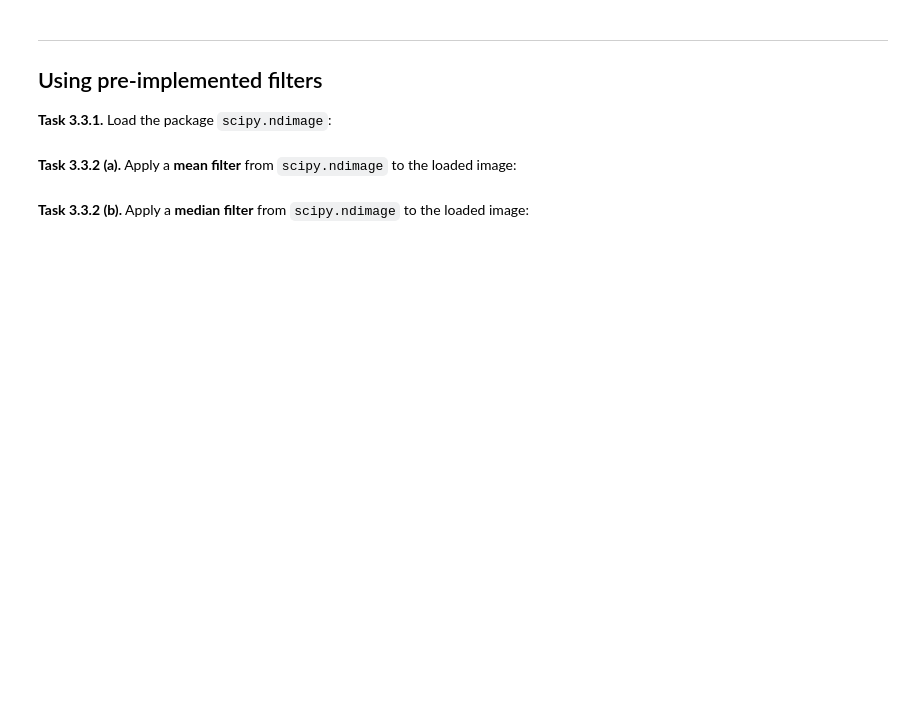
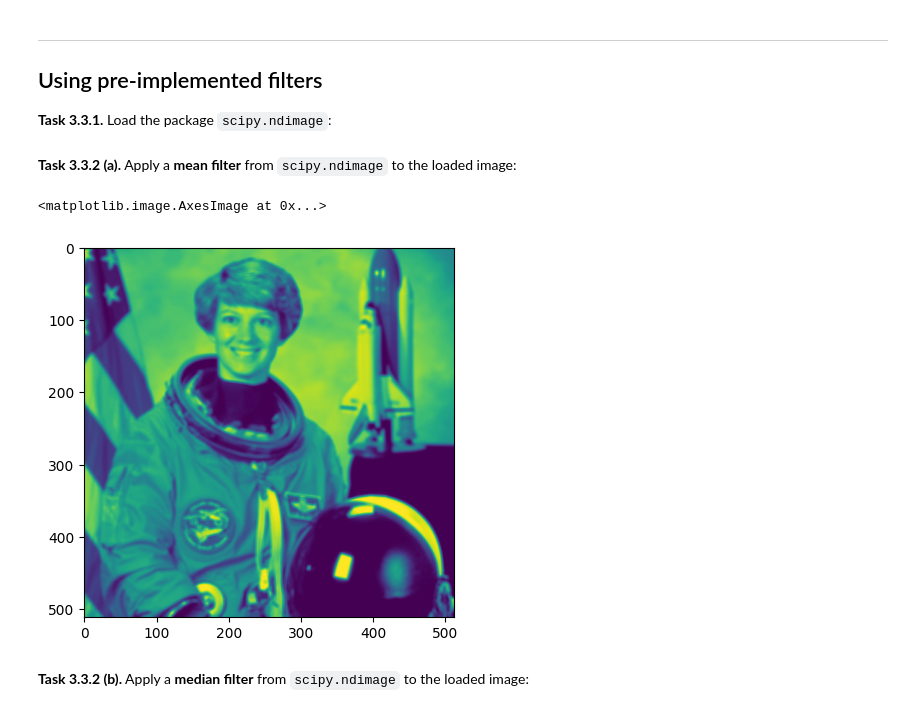
Before and after one commit to frieda-sp/mobi-fs3-python, a Jupyter notebook: task3.ipynb, the cells around one changed output. Cells and saved outputs as stored; diff of their text form; code cells hidden in the pictures; blank space fills up the shorter version.

```diff
--- a/task3.ipynb
+++ b/task3.ipynb
@@ -70,4 +94,10 @@ Then, compare your result for filter size `5` with the correct result image `dat
 # %% [markdown]
 **<a id="#">Task 3.3.2 (a).</a>** Apply a **mean filter** from `scipy.ndimage` to the loaded image:
+# %%
+astronaut_scipy_mn = scipy.ndimage.uniform_filter(astronaut, 5)
+plt.imshow(astronaut_scipy_mn)
+# %% [output]
+<matplotlib.image.AxesImage at 0x...>
+[figure, added]
 # %% [markdown]
 **<a id="#">Task 3.3.2 (b).</a>** Apply a **median filter** from `scipy.ndimage` to the loaded image:
```
Also changed, not shown: parts of 11 cells of this notebook.
